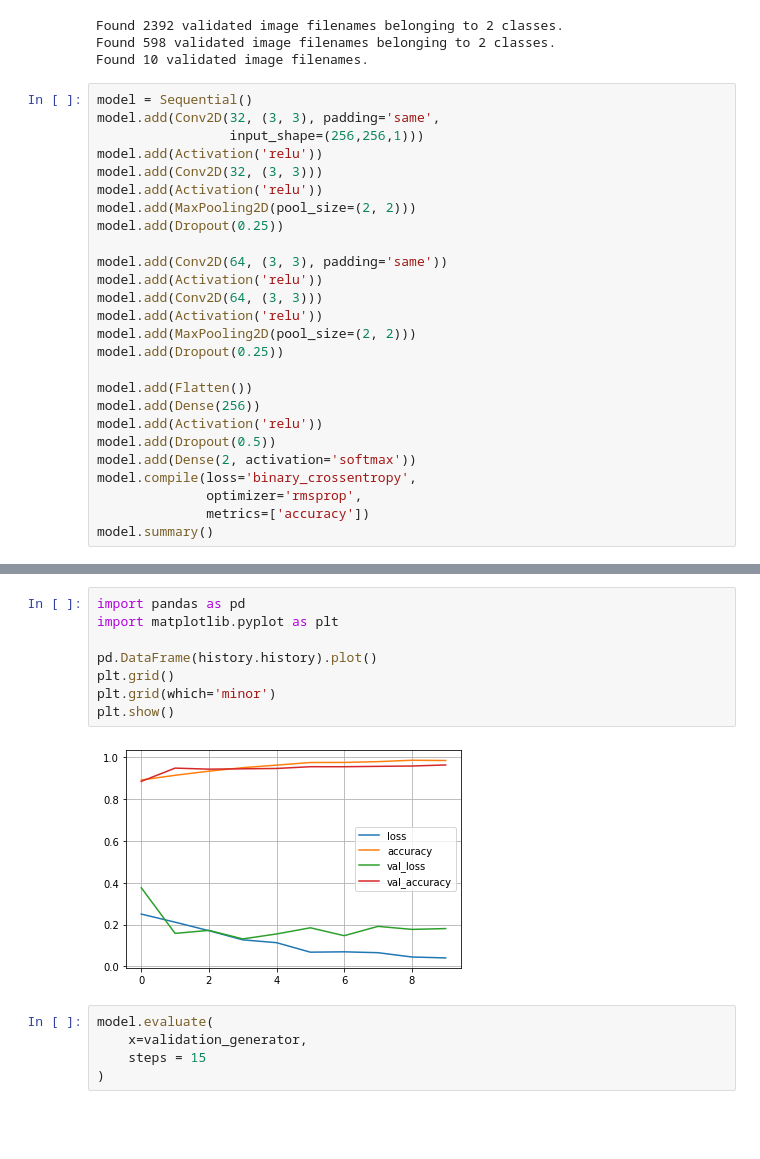
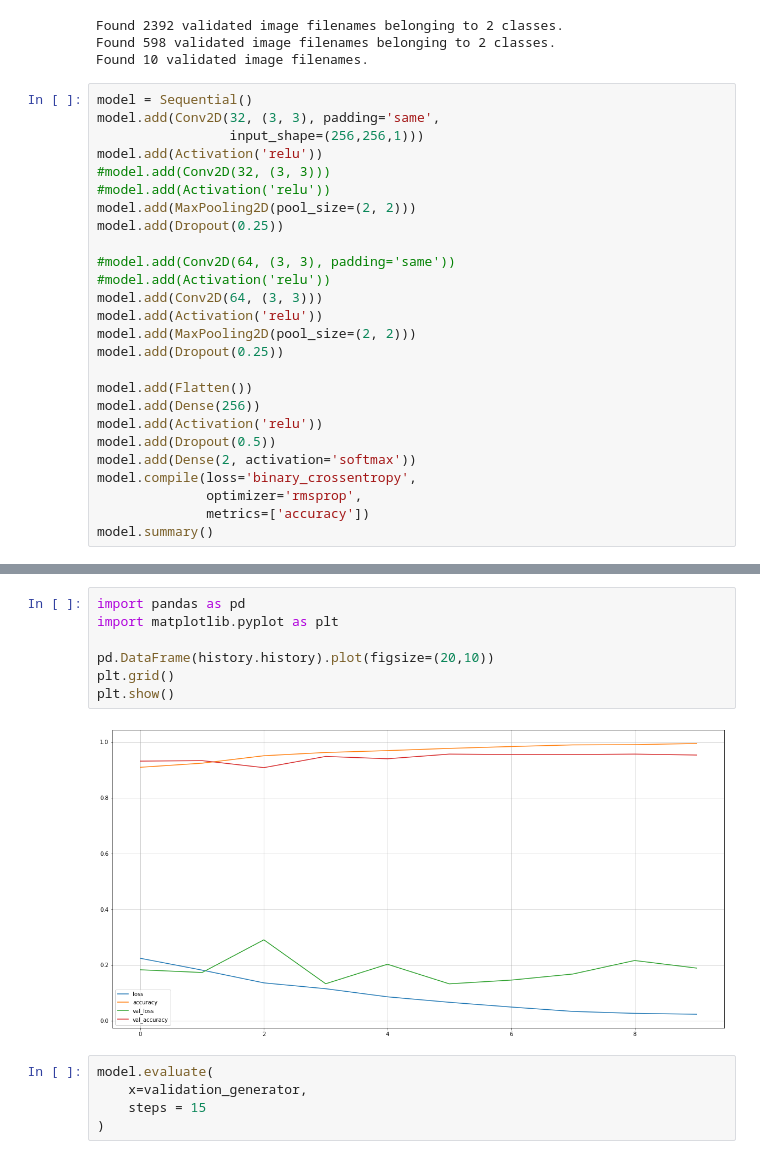
Before and after one commit to konyc99/AMLS_21-22-_SN18016604, a Jupyter notebook: CNN_binary_model.ipynb, the cells around one changed output, grey strips where cells are left out. Drawn from its saved outputs; the diff is of its cells as text; blank space fills up the shorter version.

Commit message:
SVM curves added functionality, CNN binary run for a smaller model for longer

```diff
--- a/CNN_binary_model.ipynb
+++ b/CNN_binary_model.ipynb
@@ -64,13 +64,13 @@ model = Sequential()
 model.add(Conv2D(32, (3, 3), padding='same',
                  input_shape=(256,256,1)))
 model.add(Activation('relu'))
-model.add(Conv2D(32, (3, 3)))
-model.add(Activation('relu'))
+#model.add(Conv2D(32, (3, 3)))
+#model.add(Activation('relu'))
 model.add(MaxPooling2D(pool_size=(2, 2)))
 model.add(Dropout(0.25))
 
-model.add(Conv2D(64, (3, 3), padding='same'))
-model.add(Activation('relu'))
+#model.add(Conv2D(64, (3, 3), padding='same'))
+#model.add(Activation('relu'))
 model.add(Conv2D(64, (3, 3)))
 model.add(Activation('relu'))
 model.add(MaxPooling2D(pool_size=(2, 2)))
@@ -140,13 +140,12 @@ Epoch 10/10
 # %%
 import pandas as pd
 import matplotlib.pyplot as plt
 
-pd.DataFrame(history.history).plot()
+pd.DataFrame(history.history).plot(figsize=(20,10))
 plt.grid()
-plt.grid(which='minor')
 plt.show()
 # %% [output]
-[figure, old version]
+[figure, new version]
 # %%
 model.evaluate(
     x=validation_generator,
```
Also changed, not shown: parts of 2 cells of this notebook, 1 other file.
